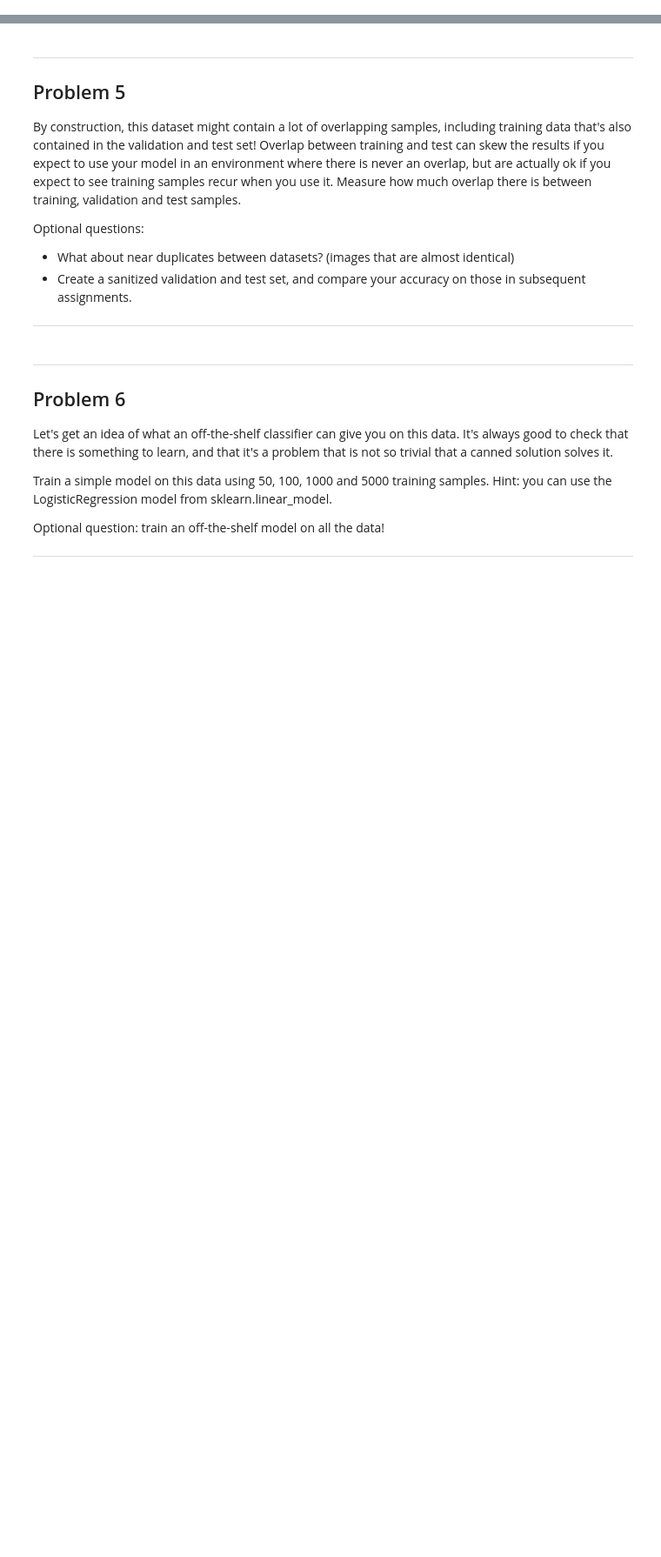
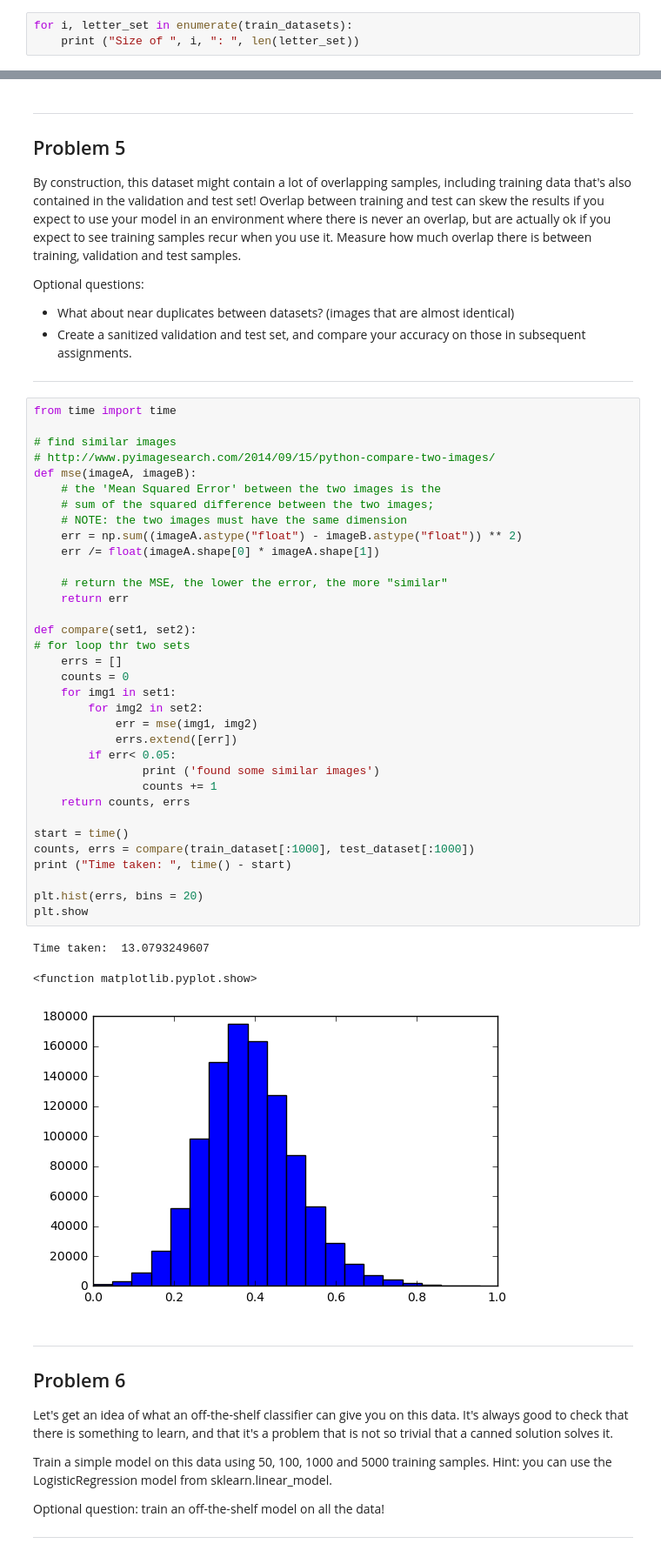
Before and after one commit to darkdreamingdan/tensorflow_examples, a Jupyter notebook: 1_notmnist.ipynb, the cells around one changed output, grey strips where cells are left out. Shown at 87% size. Saved outputs shown, nothing was run; the diff lists cells and outputs as text; blank space fills up the shorter version.

```diff
--- a/1_notmnist.ipynb
+++ b/1_notmnist.ipynb
@@ -219,3 +222,6 @@ Problem 3
 Another check: we expect the data to be balanced across classes. Verify that.
 
 ---
+# %%
+for i, letter_set in enumerate(train_datasets):
+    print ("Size of ", i, ": ", len(letter_set))
@@ -337,6 +362,44 @@ Optional questions:
 - What about near duplicates between datasets? (images that are almost identical)
 - Create a sanitized validation and test set, and compare your accuracy on those in subsequent assignments.
 ---
+# %%
+from time import time
+
+# find similar images
+# http://www.pyimagesearch.com/2014/09/15/python-compare-two-images/
+def mse(imageA, imageB):
+    # the 'Mean Squared Error' between the two images is the
+    # sum of the squared difference between the two images;
+    # NOTE: the two images must have the same dimension
+    err = np.sum((imageA.astype("float") - imageB.astype("float")) ** 2)
+    err /= float(imageA.shape[0] * imageA.shape[1])
+
+    # return the MSE, the lower the error, the more "similar"
+    return err
+
+def compare(set1, set2):
+# for loop thr two sets
+    errs = []
+    counts = 0
+    for img1 in set1:
+        for img2 in set2:
+            err = mse(img1, img2)
+            errs.extend([err])
+        if err< 0.05:
+                print ('found some similar images')
+                counts += 1
+    return counts, errs
+
+start = time()
+counts, errs = compare(train_dataset[:1000], test_dataset[:1000])
+print ("Time taken: ", time() - start)
+
+plt.hist(errs, bins = 20)
+plt.show
+# %% [output]
+Time taken:  13.0793249607
+<function matplotlib.pyplot.show>
+[figure, added]
 # %% [markdown]
 ---
 Problem 6
```
Also changed, not shown: parts of 9 cells of this notebook.
